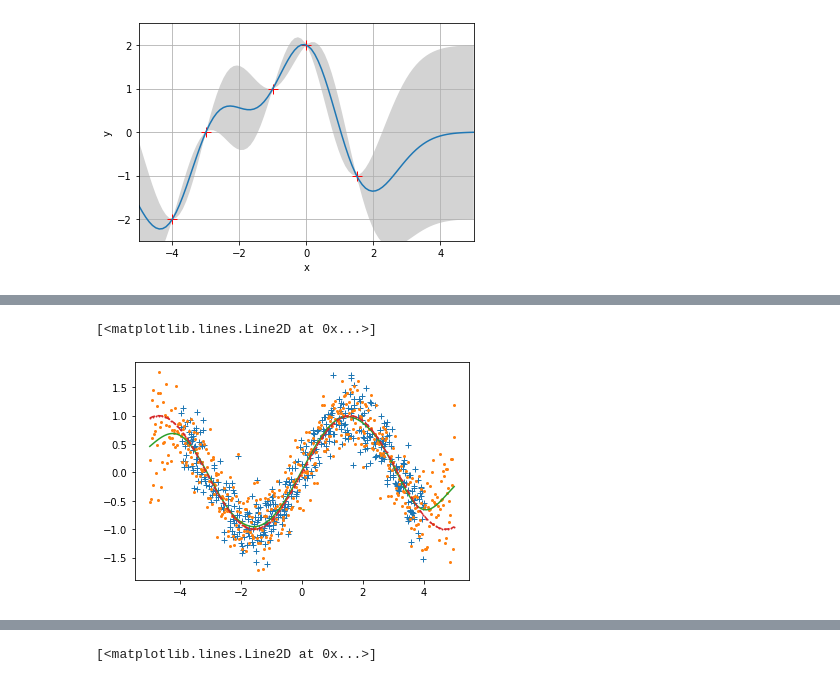
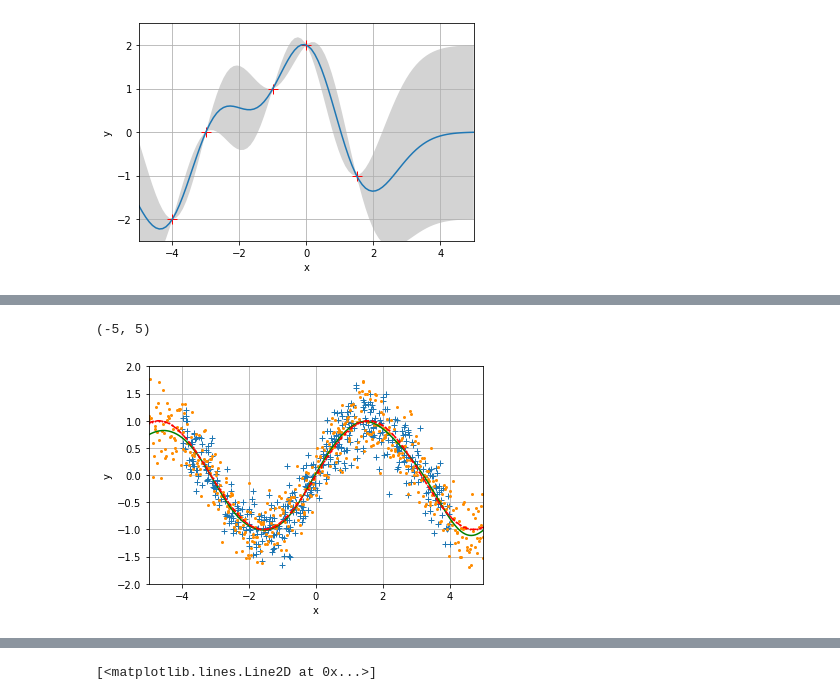
Before and after one commit to ks8/machine-learning-for-structure, a Jupyter notebook: GP.ipynb, the cells around one changed output, grey strips where cells are left out. Saved outputs shown, nothing was run; the diff lists cells and outputs as text; code cells hidden in the pictures.

```diff
--- a/GP.ipynb
+++ b/GP.ipynb
@@ -160,10 +257,16 @@ for i in range(500):
     y_pred[i], cov = mean_var_pred([[x_test[i]]])
     y_pred_noise[i] = np.random.multivariate_normal([y_pred[i]], cov, 1)
 # %%
+fig, ax = plt.subplots(1)
 plt.plot(X, Y, linestyle='', marker='+')
-plt.plot(x_test, y_pred_noise, linestyle='', marker='o', markersize=2)
-plt.plot(x_test, y_pred, linestyle='-')
-plt.plot(np.linspace(-5, 5, 100), np.sin(np.linspace(-5, 5, 100)), linestyle='--', marker='o', markersize=1)
+plt.plot(x_test, y_pred_noise, linestyle='', marker='o', markersize=2, color='darkorange')
+plt.plot(x_test, y_pred, linestyle='-', color='green')
+plt.plot(np.linspace(-5, 5, 100), np.sin(np.linspace(-5, 5, 100)), linestyle='--', marker='o', markersize=1, color='red')
+plt.xlabel('x')
+plt.ylabel('y')
+plt.grid()
+plt.ylim((-2, 2))
+plt.xlim((-5, 5))
 # %% [output]
-[<matplotlib.lines.Line2D at 0x...>]
+(-5, 5)
-[figure, old version]
+[figure, new version]
```
Also changed, not shown: parts of 26 cells of this notebook, 2 other files.
